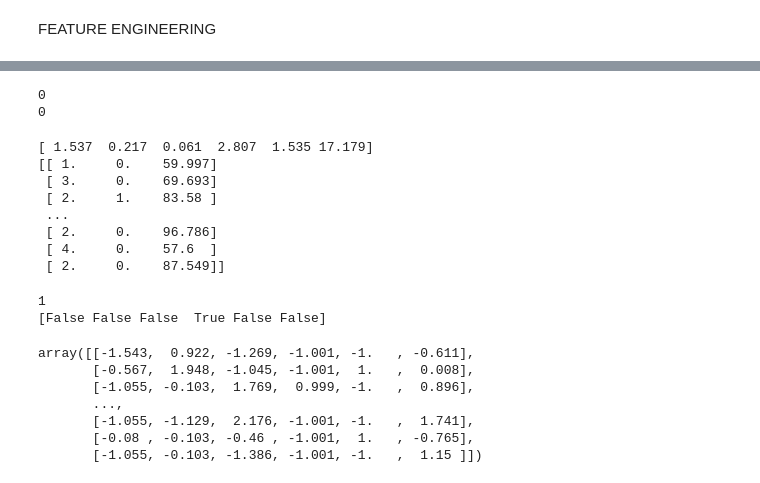
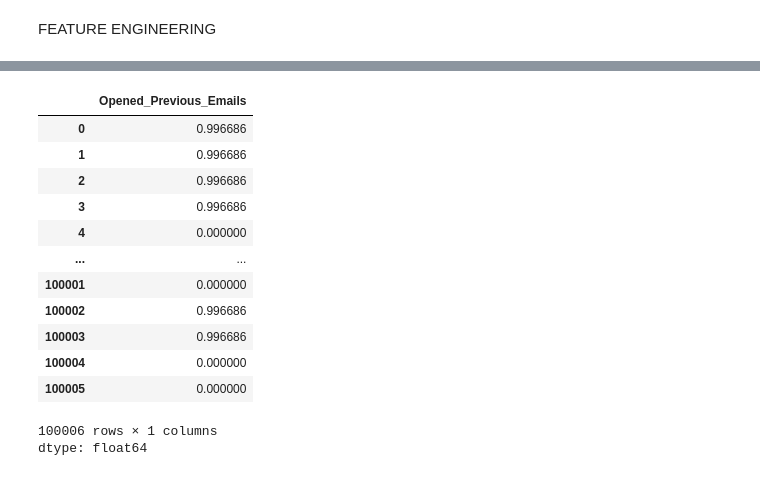
Before and after one commit to Sudharshansirikonda/Machine-learning-., a Jupyter notebook: Email_Marketing_Campaign_Project.ipynb, the cells around one changed output, grey strips where cells are left out. Drawn from its saved outputs; the diff is of its cells as text; code cells hidden in the pictures.

```diff
--- a/Email_Marketing_Campaign_Project.ipynb
+++ b/Email_Marketing_Campaign_Project.ipynb
@@ -245,6 +272,0 @@ y[y<0] = 0
-# %%
- print((X < 0).sum())
-print((y<0).sum())
-# %% [output]
-0
-0
@@ -255,40 +273,20 @@ features = test.transform(X)
-# %%
-set_printoptions(precision=3)
-print(fit.scores_)
-print(features)
-# %% [output]
-[ 1.537  0.217  0.061  2.807  1.535 17.179]
-[[ 1.     0.    59.997]
- [ 3.     0.    69.693]
- [ 2.     1.    83.58 ]
- ...
- [ 2.     0.    96.786]
- [ 4.     0.    57.6  ]
- [ 2.     0.    87.549]]
-# %%
-model = LogisticRegression(solver="liblinear")
-rfe = RFE(estimator=model, n_features_to_select=1)
-fit = rfe.fit(X, y)
-print(fit.n_features_)
-print(fit.support_)
-# %% [output]
-1
-[False False False  True False False]
-# %%
-from sklearn.preprocessing import StandardScaler
-
-scaler = StandardScaler()
-X_scaled = scaler.fit_transform(X)
-
-X_scaled
-# %% [output]
-array([[-1.543,  0.922, -1.269, -1.001, -1.   , -0.611],
-       [-0.567,  1.948, -1.045, -1.001,  1.   ,  0.008],
-       [-1.055, -0.103,  1.769,  0.999, -1.   ,  0.896],
-       ...,
-       [-1.055, -1.129,  2.176, -1.001, -1.   ,  1.741],
-       [-0.08 , -0.103, -0.46 , -1.001,  1.   , -0.765],
-       [-1.055, -0.103, -1.386, -1.001, -1.   ,  1.15 ]])
+# %%
+y
+# %% [output]
+|  | Opened_Previous_Emails |
+| 0 | 0.996686 |
+| 1 | 0.996686 |
+| 2 | 0.996686 |
+| 3 | 0.996686 |
+| 4 | 0.000000 |
+| ... | ... |
+| 100001 | 0.000000 |
+| 100002 | 0.996686 |
+| 100003 | 0.996686 |
+| 100004 | 0.000000 |
+| 100005 | 0.000000 |
+100006 rows × 1 columns
+dtype: float64
 # %%
 from sklearn.model_selection import train_test_split
 
```
Also changed, not shown: parts of 26 cells of this notebook.
